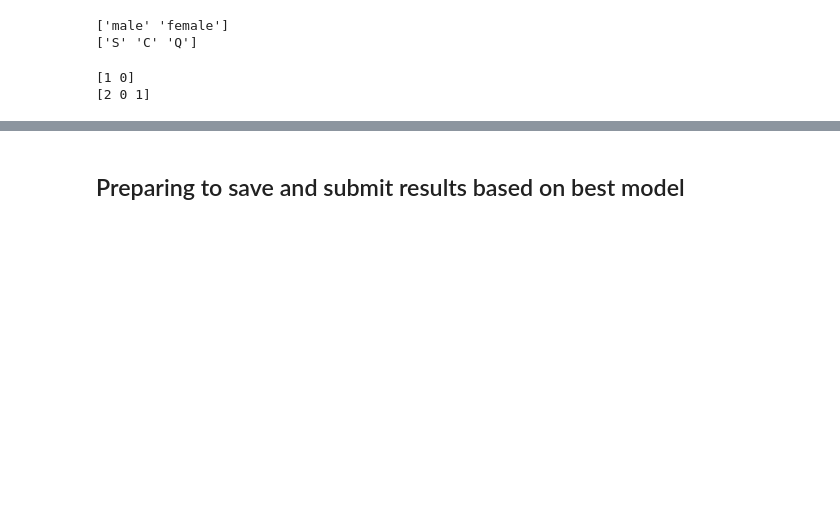
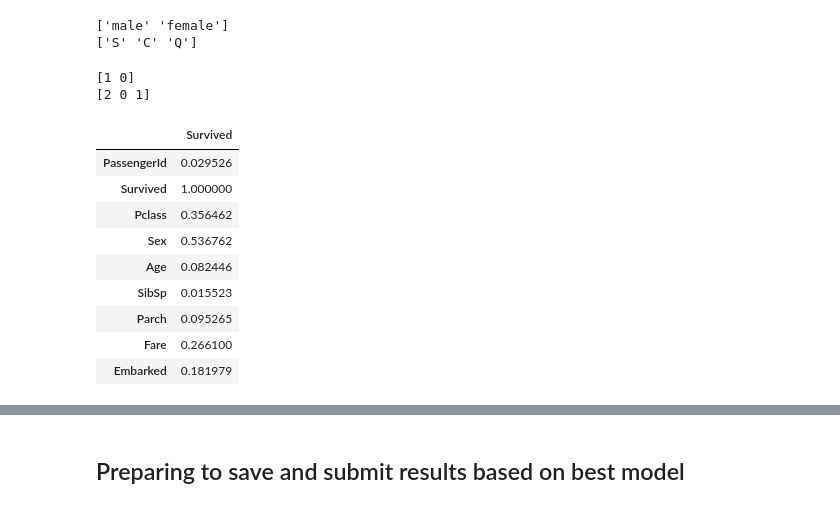
Before and after one commit to valentino22/adventuresInML, a Jupyter notebook: kaggle/titanic/titanic.v3.ipynb, the cells around one changed output, grey strips where cells are left out. Cells and saved outputs as stored; diff of their text form; code cells hidden in the pictures; blank space fills up the shorter version.

```diff
--- a/kaggle/titanic/titanic.v3.ipynb
+++ b/kaggle/titanic/titanic.v3.ipynb
@@ -242,6 +249,20 @@ print(titanic['Embarked'].unique())
 # %% [output]
 [1 0]
 [2 0 1]
+# %%
+# now that Sex and Embarked is encoded correlations can be explored between variables and survival
+titanic.corr().abs()[["Survived"]]
+# %% [output]
+|  | Survived |
+| PassengerId | 0.029526 |
+| Survived | 1.000000 |
+| Pclass | 0.356462 |
+| Sex | 0.536762 |
+| Age | 0.082446 |
+| SibSp | 0.015523 |
+| Parch | 0.095265 |
+| Fare | 0.266100 |
+| Embarked | 0.181979 |
 # %%
 titanic.head()
 # %% [output]
```
Also changed, not shown: parts of 31 cells of this notebook, 1 other file.
